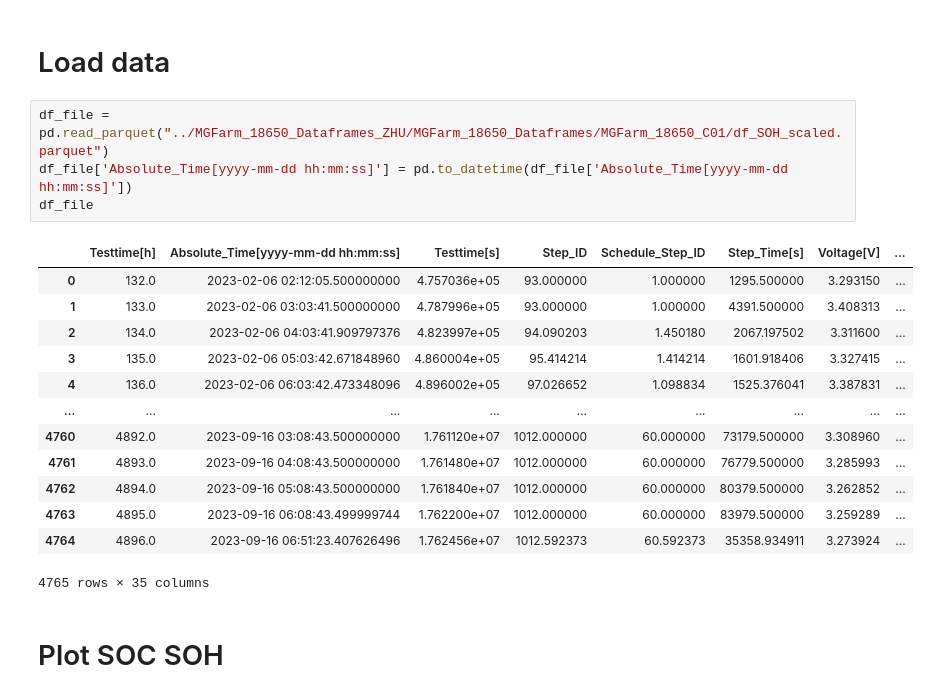
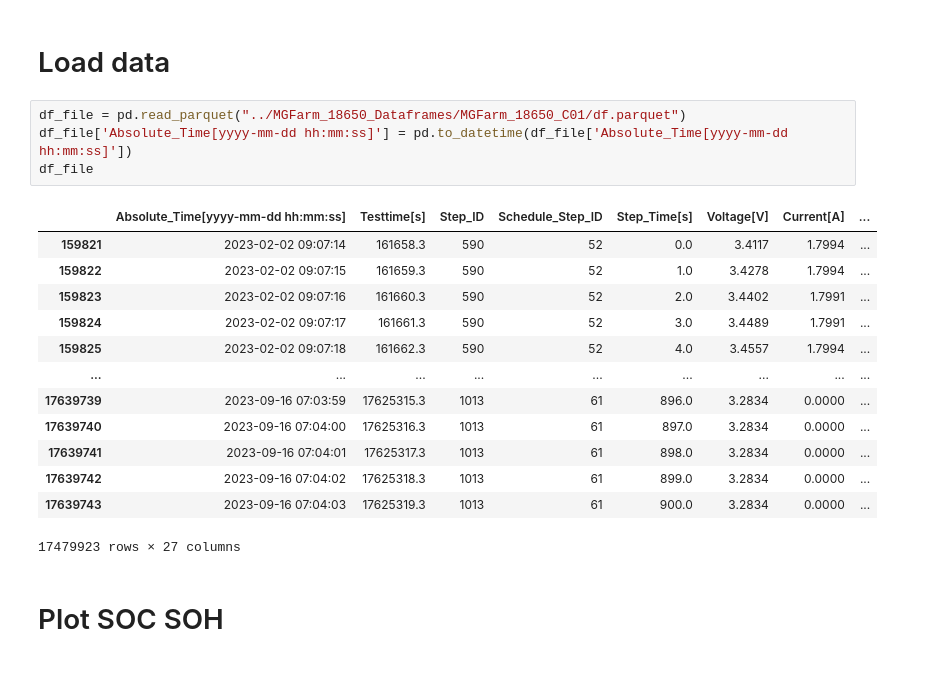
Before and after one commit to zzhuqshun/Thesis, a Jupyter notebook: 01_Datenaufbereitung/Data.ipynb, the cells around one changed output. Drawn from its saved outputs; the diff is of its cells as text.

```diff
--- a/01_Datenaufbereitung/Data.ipynb
+++ b/01_Datenaufbereitung/Data.ipynb
@@ -34,23 +34,23 @@ from tqdm import tqdm
 # %% [markdown]
 # Load data
 # %%
-df_file = pd.read_parquet("../MGFarm_18650_Dataframes_ZHU/MGFarm_18650_Dataframes/MGFarm_18650_C01/df_SOH_scaled.parquet")
+df_file = pd.read_parquet("../MGFarm_18650_Dataframes/MGFarm_18650_C01/df.parquet")
 df_file['Absolute_Time[yyyy-mm-dd hh:mm:ss]'] = pd.to_datetime(df_file['Absolute_Time[yyyy-mm-dd hh:mm:ss]'])
 df_file
 # %% [output]
-|  | Testtime[h] | Absolute_Time[yyyy-mm-dd hh:mm:ss] | Testtime[s] | Step_ID | Schedule_Step_ID | Step_Time[s] | Voltage[V] | ... |
-| 0 | 132.0 | 2023-02-06 02:12:05.500000000 | 4.757036e+05 | 93.000000 | 1.000000 | 1295.500000 | 3.293150 | ... |
-| 1 | 133.0 | 2023-02-06 03:03:41.500000000 | 4.787996e+05 | 93.000000 | 1.000000 | 4391.500000 | 3.408313 | ... |
-| 2 | 134.0 | 2023-02-06 04:03:41.909797376 | 4.823997e+05 | 94.090203 | 1.450180 | 2067.197502 | 3.311600 | ... |
-| 3 | 135.0 | 2023-02-06 05:03:42.671848960 | 4.860004e+05 | 95.414214 | 1.414214 | 1601.918406 | 3.327415 | ... |
-| 4 | 136.0 | 2023-02-06 06:03:42.473348096 | 4.896002e+05 | 97.026652 | 1.098834 | 1525.376041 | 3.387831 | ... |
+|  | Absolute_Time[yyyy-mm-dd hh:mm:ss] | Testtime[s] | Step_ID | Schedule_Step_ID | Step_Time[s] | Voltage[V] | Current[A] | ... |
+| 159821 | 2023-02-02 09:07:14 | 161658.3 | 590 | 52 | 0.0 | 3.4117 | 1.7994 | ... |
+| 159822 | 2023-02-02 09:07:15 | 161659.3 | 590 | 52 | 1.0 | 3.4278 | 1.7994 | ... |
+| 159823 | 2023-02-02 09:07:16 | 161660.3 | 590 | 52 | 2.0 | 3.4402 | 1.7991 | ... |
+| 159824 | 2023-02-02 09:07:17 | 161661.3 | 590 | 52 | 3.0 | 3.4489 | 1.7991 | ... |
+| 159825 | 2023-02-02 09:07:18 | 161662.3 | 590 | 52 | 4.0 | 3.4557 | 1.7994 | ... |
 | ... | ... | ... | ... | ... | ... | ... | ... | ... |
-| 4760 | 4892.0 | 2023-09-16 03:08:43.500000000 | 1.761120e+07 | 1012.000000 | 60.000000 | 73179.500000 | 3.308960 | ... |
-| 4761 | 4893.0 | 2023-09-16 04:08:43.500000000 | 1.761480e+07 | 1012.000000 | 60.000000 | 76779.500000 | 3.285993 | ... |
-| 4762 | 4894.0 | 2023-09-16 05:08:43.500000000 | 1.761840e+07 | 1012.000000 | 60.000000 | 80379.500000 | 3.262852 | ... |
-| 4763 | 4895.0 | 2023-09-16 06:08:43.499999744 | 1.762200e+07 | 1012.000000 | 60.000000 | 83979.500000 | 3.259289 | ... |
-| 4764 | 4896.0 | 2023-09-16 06:51:23.407626496 | 1.762456e+07 | 1012.592373 | 60.592373 | 35358.934911 | 3.273924 | ... |
+| 17639739 | 2023-09-16 07:03:59 | 17625315.3 | 1013 | 61 | 896.0 | 3.2834 | 0.0000 | ... |
+| 17639740 | 2023-09-16 07:04:00 | 17625316.3 | 1013 | 61 | 897.0 | 3.2834 | 0.0000 | ... |
+| 17639741 | 2023-09-16 07:04:01 | 17625317.3 | 1013 | 61 | 898.0 | 3.2834 | 0.0000 | ... |
+| 17639742 | 2023-09-16 07:04:02 | 17625318.3 | 1013 | 61 | 899.0 | 3.2834 | 0.0000 | ... |
+| 17639743 | 2023-09-16 07:04:03 | 17625319.3 | 1013 | 61 | 900.0 | 3.2834 | 0.0000 | ... |
-4765 rows × 35 columns
+17479923 rows × 27 columns
 # %% [markdown]
 # Plot SOC SOH
 # %%
```
Also changed, not shown: 13 other files.
